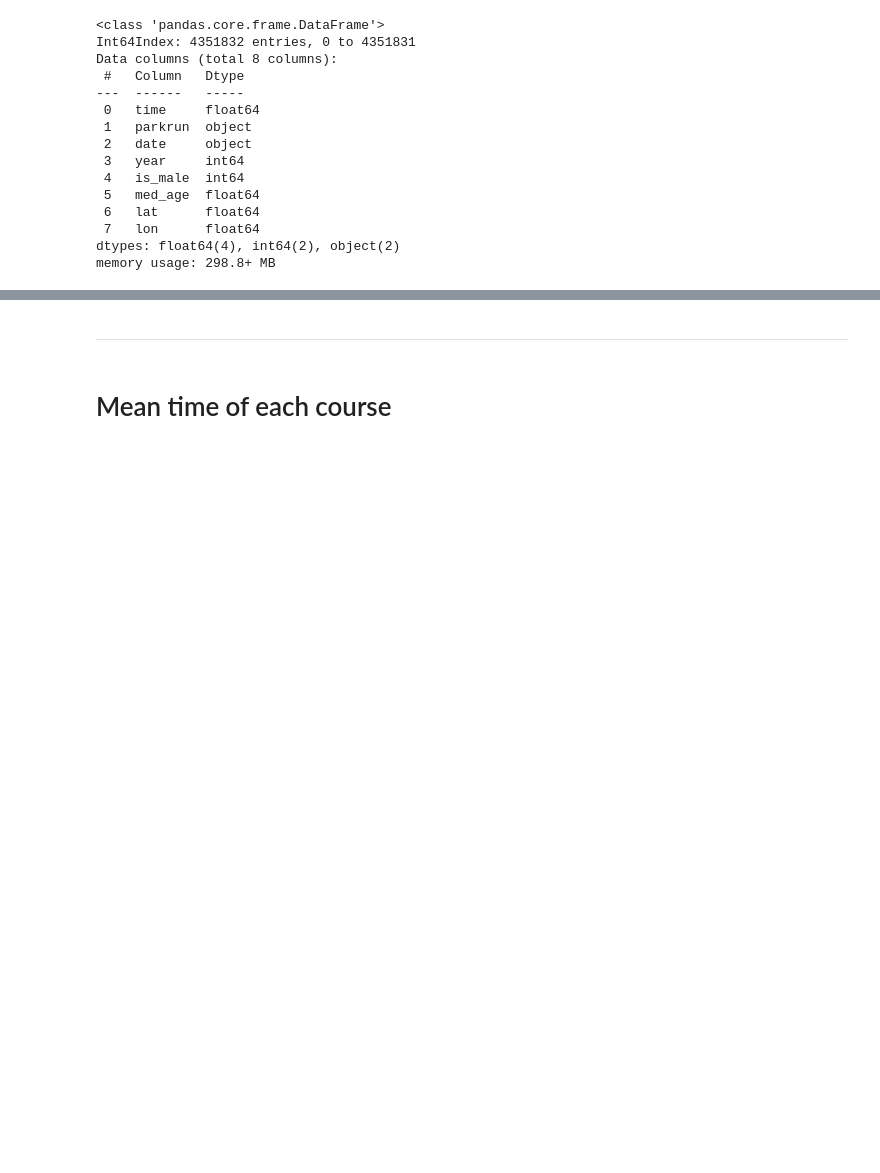
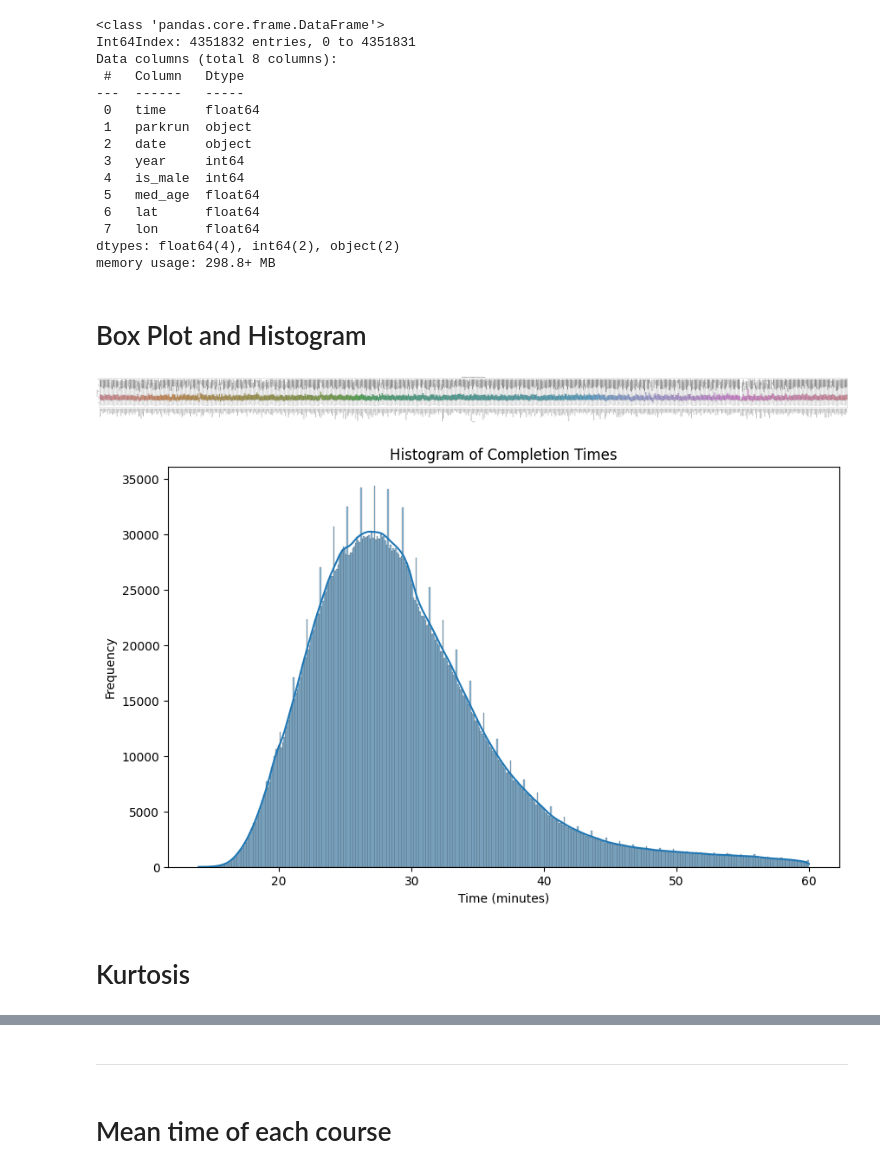
Before and after one commit to denham-ed/parkrun-explore, a Jupyter notebook: jupyter_notebooks/02 - Initial Explore.ipynb, the cells around one changed output, grey strips where cells are left out. Saved outputs shown, nothing was run; the diff lists cells and outputs as text; code cells hidden in the pictures; blank space fills up the shorter version.

Commit message:
start data cleaning

```diff
--- a/jupyter_notebooks/02 - Initial Explore.ipynb
+++ b/jupyter_notebooks/02 - Initial Explore.ipynb
@@ -88,3 +106,30 @@ memory usage: 298.8+ MB
 from ydata_profiling import ProfileReport
 pandas_report = ProfileReport(df=df, title='Cheeky Explore', minimal=True)
 pandas_report.to_notebook_iframe()
+# %% [markdown]
+# Box Plot and Histogram
+# %%
+import matplotlib.pyplot as plt
+import seaborn as sns
+
+# Plotting a box plot
+plt.figure(figsize=(150, 6))
+sns.boxplot(x='parkrun', y='time', data=df)
+plt.title('Distribution of Completion Times by Course')
+plt.xlabel('Course')
+plt.ylabel('Time (minutes)')
+plt.xticks(rotation=90)
+plt.show()
+
+# Plotting a histogram
+plt.figure(figsize=(10, 6))
+sns.histplot(data=df, x='time', kde=True)
+plt.title('Histogram of Completion Times')
+plt.xlabel('Time (minutes)')
+plt.ylabel('Frequency')
+plt.show()
+# %% [output]
+[figure, added]
+[figure, added]
+# %% [markdown]
+# Kurtosis
```
Also changed, not shown: parts of 6 cells of this notebook, 1 other file.
